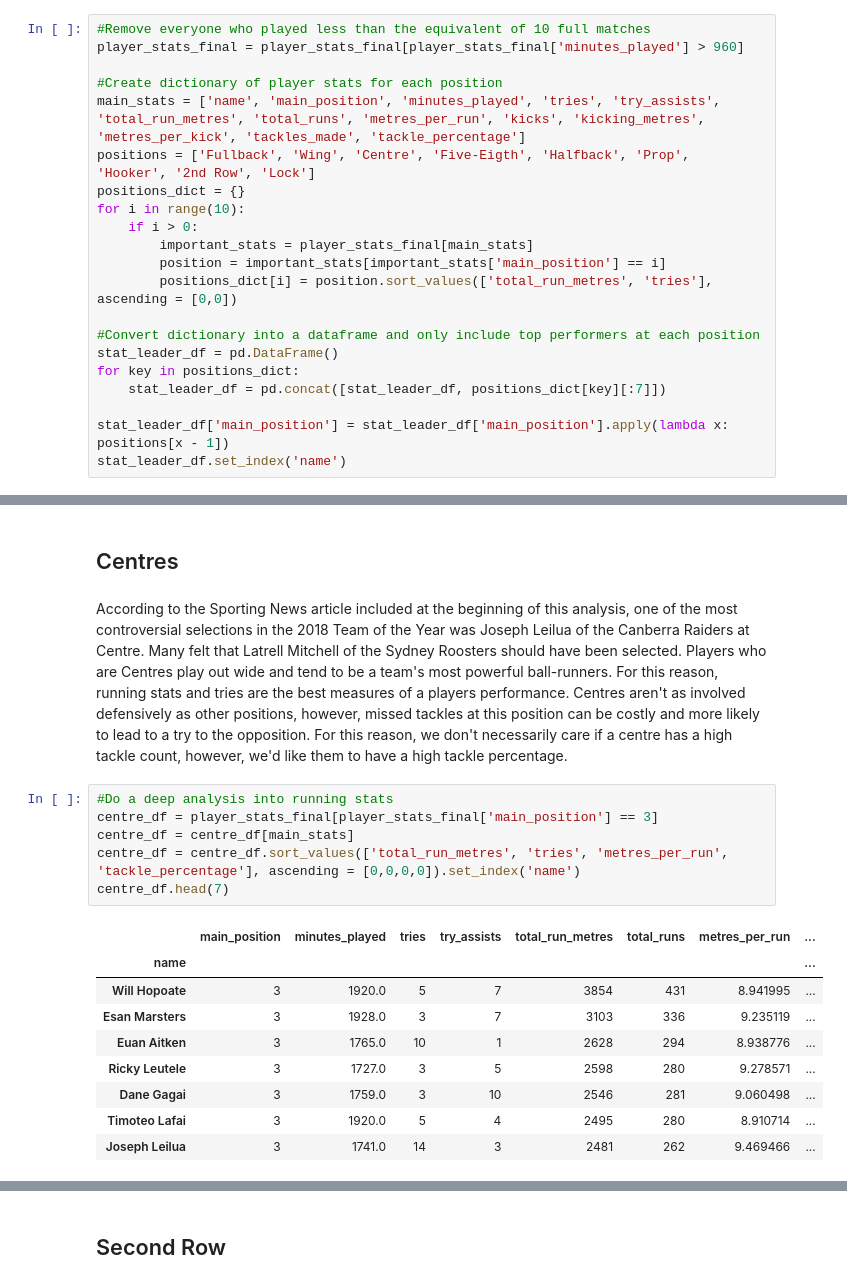
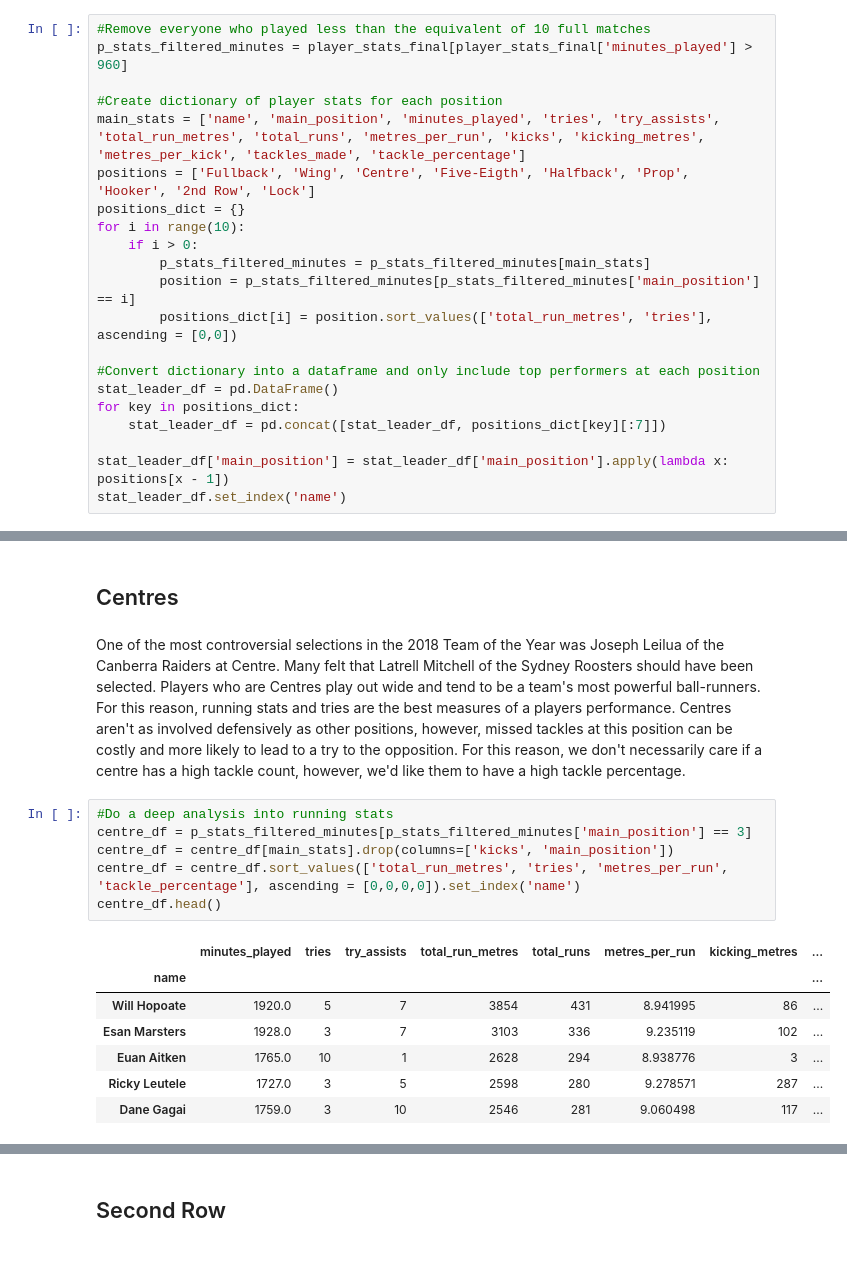
Before and after one commit to njpowers7915/NRL-match-data, a Jupyter notebook: NRL match analysis.ipynb, the cells around one changed output, grey strips where cells are left out. Saved outputs shown, nothing was run; the diff lists cells and outputs as text; blank space fills up the shorter version.

```diff
--- a/NRL match analysis.ipynb
+++ b/NRL match analysis.ipynb
@@ -292,7 +292,7 @@ player_stats_final.set_index('name').head()
 Now that we have a finalized dataframe displaying all players, their main position, and their stats from the course of the 2018 season, we can analyze who stood out at each position.  Since we're looking for top performers over the course of a season, I will remove all players who played less than 960 minutes (the equivalent of 12 full 80-minute matches, which is equal to half of the season) from this analysis.
 # %%
 #Remove everyone who played less than the equivalent of 10 full matches
-player_stats_final = player_stats_final[player_stats_final['minutes_played'] > 960]
+p_stats_filtered_minutes = player_stats_final[player_stats_final['minutes_played'] > 960]
 
 #Create dictionary of player stats for each position
 main_stats = ['name', 'main_position', 'minutes_played', 'tries', 'try_assists', 'total_run_metres', 'total_runs', 'metres_per_run', 'kicks', 'kicking_metres', 'metres_per_kick', 'tackles_made', 'tackle_percentage']
@@ -300,8 +300,8 @@ positions = ['Fullback', 'Wing', 'Centre', 'Five-Eigth', 'Halfback', 'Prop', 'Ho
 positions_dict = {}
 for i in range(10):
     if i > 0:
-        important_stats = player_stats_final[main_stats]
-        position = important_stats[important_stats['main_position'] == i]
+        p_stats_filtered_minutes = p_stats_filtered_minutes[main_stats]
+        position = p_stats_filtered_minutes[p_stats_filtered_minutes['main_position'] == i]
         positions_dict[i] = position.sort_values(['total_run_metres', 'tries'], ascending = [0,0])
 
 #Convert dictionary into a dataframe and only include top performers at each position
@@ -338,20 +338,18 @@ In the above analysis, I chose to sort players first by total_run_metres and the
 # %% [markdown]
 ## Centres
 # %% [markdown]
-According to the Sporting News article included at the beginning of this analysis, one of the most controversial selections in the 2018 Team of the Year was Joseph Leilua of the Canberra Raiders at Centre.  Many felt that Latrell Mitchell of the Sydney Roosters should have been selected.  Players who are Centres play out wide and tend to be a team's most powerful ball-runners. For this reason, running stats and tries are the best measures of a players performance. Centres aren't as involved defensively as other positions, however, missed tackles at this position can be costly and more likely to lead to a try to the opposition. For this reason, we don't necessarily care if a centre has a high tackle count, however, we'd like them to have a high tackle percentage.
+One of the most controversial selections in the 2018 Team of the Year was Joseph Leilua of the Canberra Raiders at Centre.  Many felt that Latrell Mitchell of the Sydney Roosters should have been selected.  Players who are Centres play out wide and tend to be a team's most powerful ball-runners. For this reason, running stats and tries are the best measures of a players performance. Centres aren't as involved defensively as other positions, however, missed tackles at this position can be costly and more likely to lead to a try to the opposition. For this reason, we don't necessarily care if a centre has a high tackle count, however, we'd like them to have a high tackle percentage.
 # %%
 #Do a deep analysis into running stats
-centre_df = player_stats_final[player_stats_final['main_position'] == 3]
-centre_df = centre_df[main_stats]
+centre_df = p_stats_filtered_minutes[p_stats_filtered_minutes['main_position'] == 3]
+centre_df = centre_df[main_stats].drop(columns=['kicks', 'main_position'])
 centre_df = centre_df.sort_values(['total_run_metres', 'tries', 'metres_per_run', 'tackle_percentage'], ascending = [0,0,0,0]).set_index('name')
-centre_df.head(7)
+centre_df.head()
 # %% [output]
-|  | main_position | minutes_played | tries | try_assists | total_run_metres | total_runs | metres_per_run | ... |
+|  | minutes_played | tries | try_assists | total_run_metres | total_runs | metres_per_run | kicking_metres | ... |
 | name |  |  |  |  |  |  |  | ... |
-| Will Hopoate | 3 | 1920.0 | 5 | 7 | 3854 | 431 | 8.941995 | ... |
-| Esan Marsters | 3 | 1928.0 | 3 | 7 | 3103 | 336 | 9.235119 | ... |
-| Euan Aitken | 3 | 1765.0 | 10 | 1 | 2628 | 294 | 8.938776 | ... |
-| Ricky Leutele | 3 | 1727.0 | 3 | 5 | 2598 | 280 | 9.278571 | ... |
-| Dane Gagai | 3 | 1759.0 | 3 | 10 | 2546 | 281 | 9.060498 | ... |
-| Timoteo Lafai | 3 | 1920.0 | 5 | 4 | 2495 | 280 | 8.910714 | ... |
-| Joseph Leilua | 3 | 1741.0 | 14 | 3 | 2481 | 262 | 9.469466 | ... |
+| Will Hopoate | 1920.0 | 5 | 7 | 3854 | 431 | 8.941995 | 86 | ... |
+| Esan Marsters | 1928.0 | 3 | 7 | 3103 | 336 | 9.235119 | 102 | ... |
+| Euan Aitken | 1765.0 | 10 | 1 | 2628 | 294 | 8.938776 | 3 | ... |
+| Ricky Leutele | 1727.0 | 3 | 5 | 2598 | 280 | 9.278571 | 287 | ... |
+| Dane Gagai | 1759.0 | 3 | 10 | 2546 | 281 | 9.060498 | 117 | ... |
```
Also changed, not shown: parts of 12 cells of this notebook.
